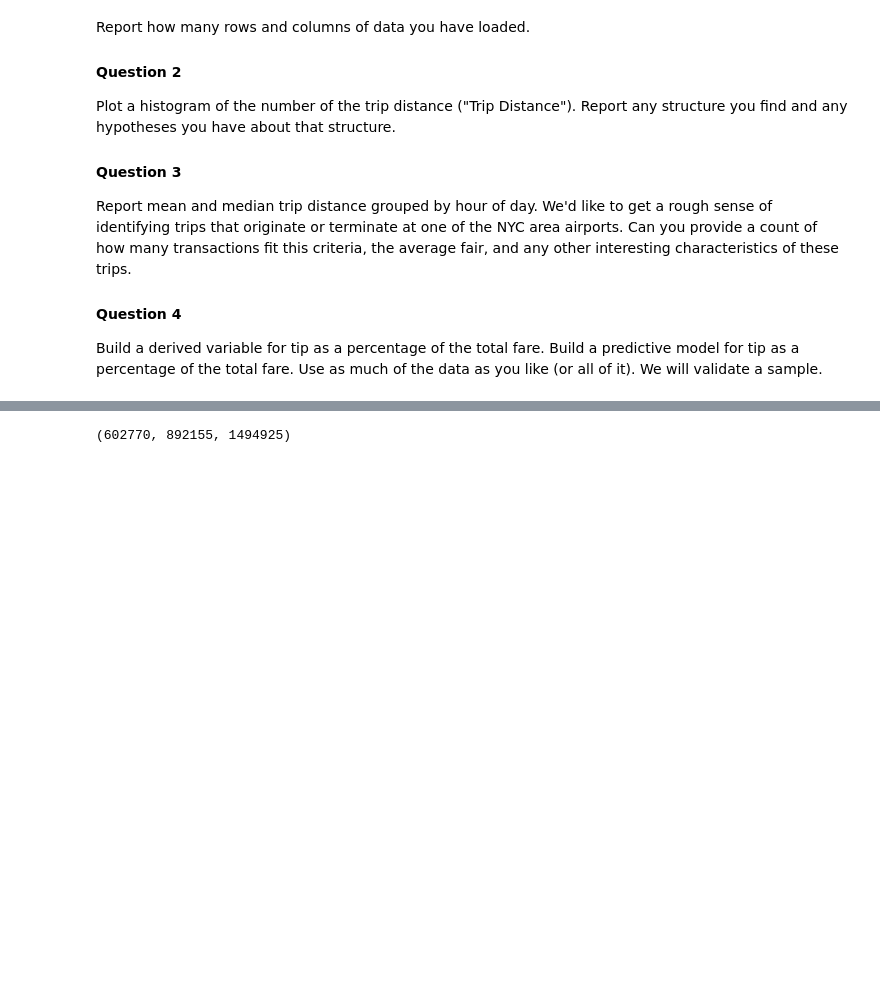
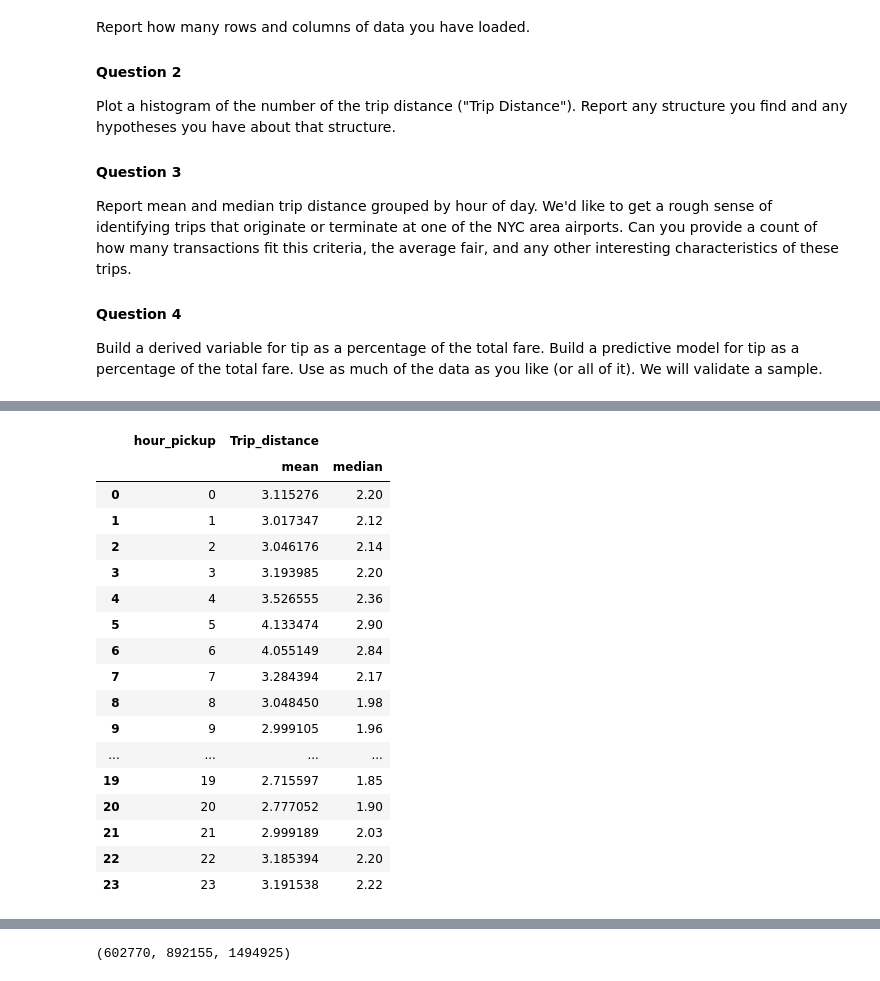
Before and after one commit to ah3200/nyc_green_taxi, a Jupyter notebook: data_analysis.ipynb, the cells around one changed output, grey strips where cells are left out. Cells and saved outputs as stored; diff of their text form; code cells hidden in the pictures; blank space fills up the shorter version.

```diff
--- a/data_analysis.ipynb
+++ b/data_analysis.ipynb
@@ -172,0 +217,21 @@ dtype: int64
+# %%
+distance_by_hour_pickup.reset_index()
+# %% [output]
+|  | hour_pickup | Trip_distance |  |
+|  |  | mean | median |
+| 0 | 0 | 3.115276 | 2.20 |
+| 1 | 1 | 3.017347 | 2.12 |
+| 2 | 2 | 3.046176 | 2.14 |
+| 3 | 3 | 3.193985 | 2.20 |
+| 4 | 4 | 3.526555 | 2.36 |
+| 5 | 5 | 4.133474 | 2.90 |
+| 6 | 6 | 4.055149 | 2.84 |
+| 7 | 7 | 3.284394 | 2.17 |
+| 8 | 8 | 3.048450 | 1.98 |
+| 9 | 9 | 2.999105 | 1.96 |
+| ... | ... | ... | ... |
+| 19 | 19 | 2.715597 | 1.85 |
+| 20 | 20 | 2.777052 | 1.90 |
+| 21 | 21 | 2.999189 | 2.03 |
+| 22 | 22 | 3.185394 | 2.20 |
+| 23 | 23 | 3.191538 | 2.22 |
```
Also changed, not shown: parts of 52 cells of this notebook.
